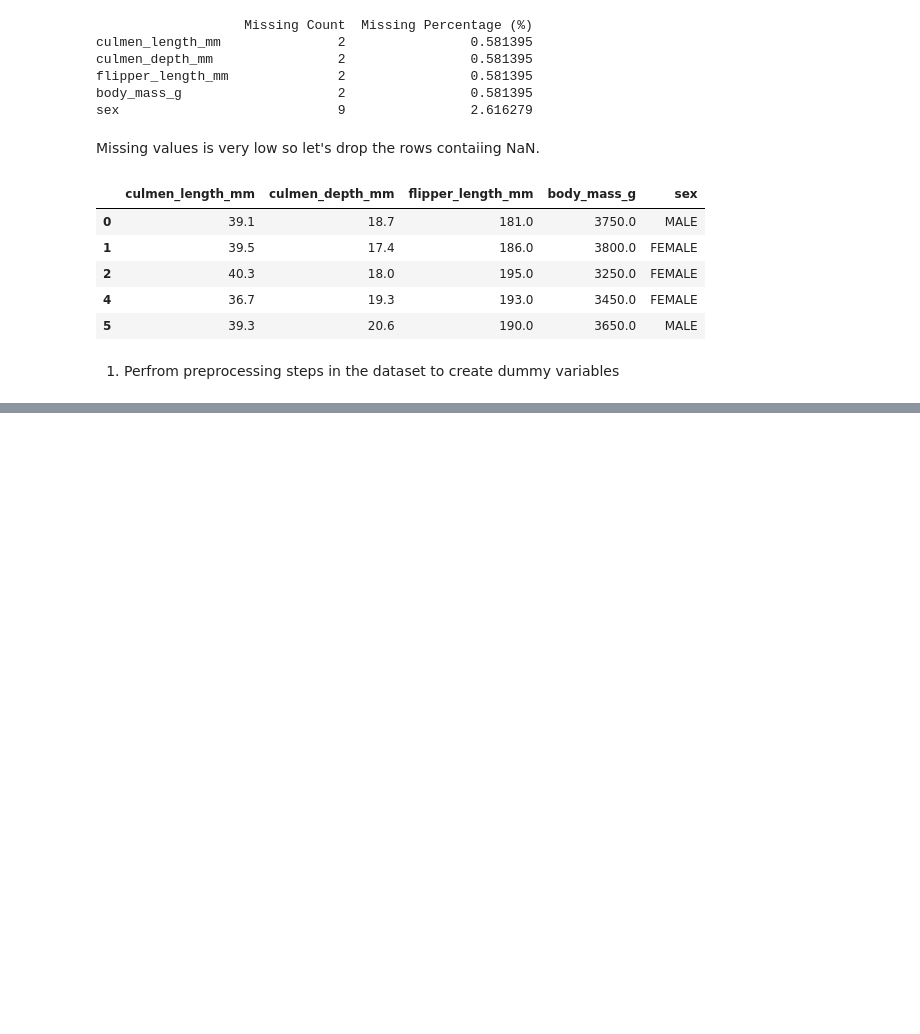
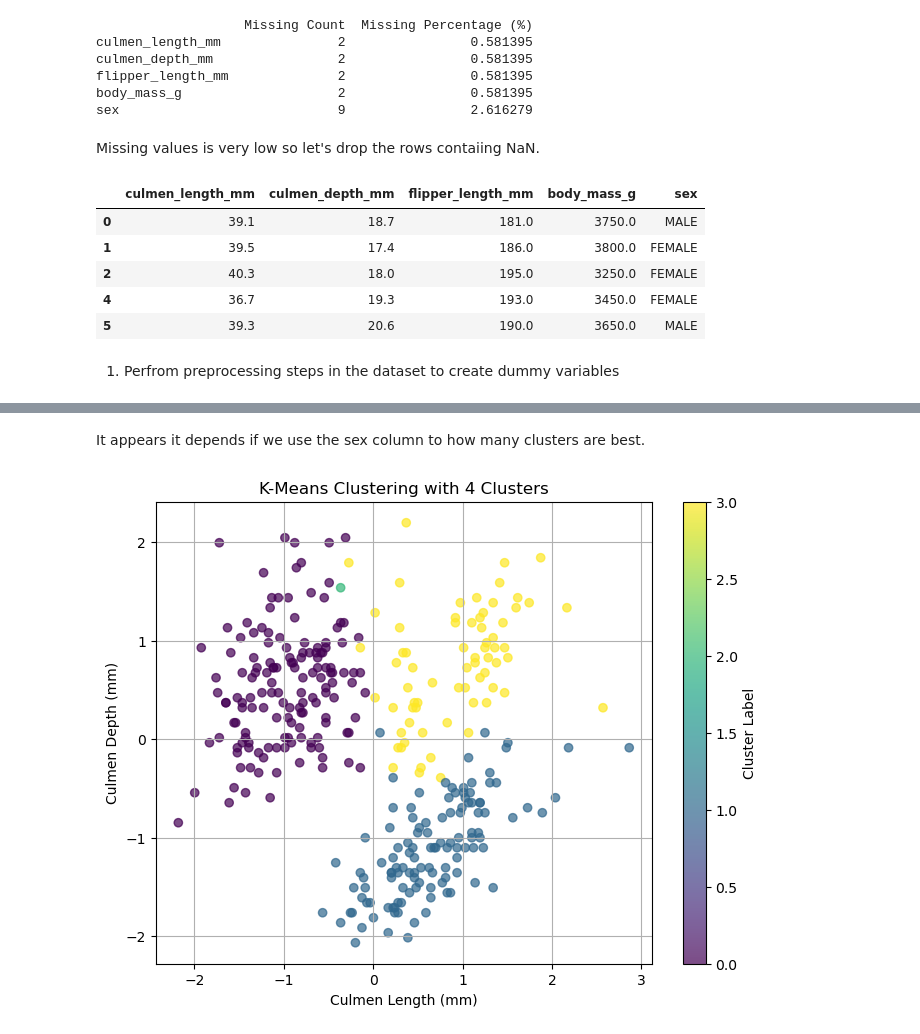
Before and after one commit to lfpmeloni/machine-learning-2024, a Jupyter notebook: projects/clustering-antarctic-penguin-species/analysis_notebook.ipynb, the cells around one changed output, grey strips where cells are left out. Cells and saved outputs as stored; diff of their text form; code cells hidden in the pictures; blank space fills up the shorter version.

```diff
--- a/projects/clustering-antarctic-penguin-species/analysis_notebook.ipynb
+++ b/projects/clustering-antarctic-penguin-species/analysis_notebook.ipynb
@@ -82,0 +182,24 @@ penguins_with_dummies.head()
+# %% [markdown]
+It appears it depends if we use the sex column to how many clusters are best.
+# %%
+# Run k-means clustering
+kmeans = KMeans(n_clusters=4, random_state=42)
+penguins_scaled_df['cluster'] = kmeans.fit_predict(samples)
+
+# Visualization of clusters
+plt.figure(figsize=(8, 6))
+scatter = plt.scatter(
+    penguins_scaled_df['culmen_length_mm'],
+    penguins_scaled_df['culmen_depth_mm'],
+    c=penguins_scaled_df['cluster'],
+    cmap='viridis',
+    alpha=0.7
+)
+plt.colorbar(scatter, label='Cluster Label')
+plt.xlabel('Culmen Length (mm)')
+plt.ylabel('Culmen Depth (mm)')
+plt.title(f'K-Means Clustering with {4} Clusters')
+plt.grid()
+plt.show()
+# %% [output]
+[figure, added]
```
Also changed, not shown: parts of 11 cells of this notebook, 2 other files.
